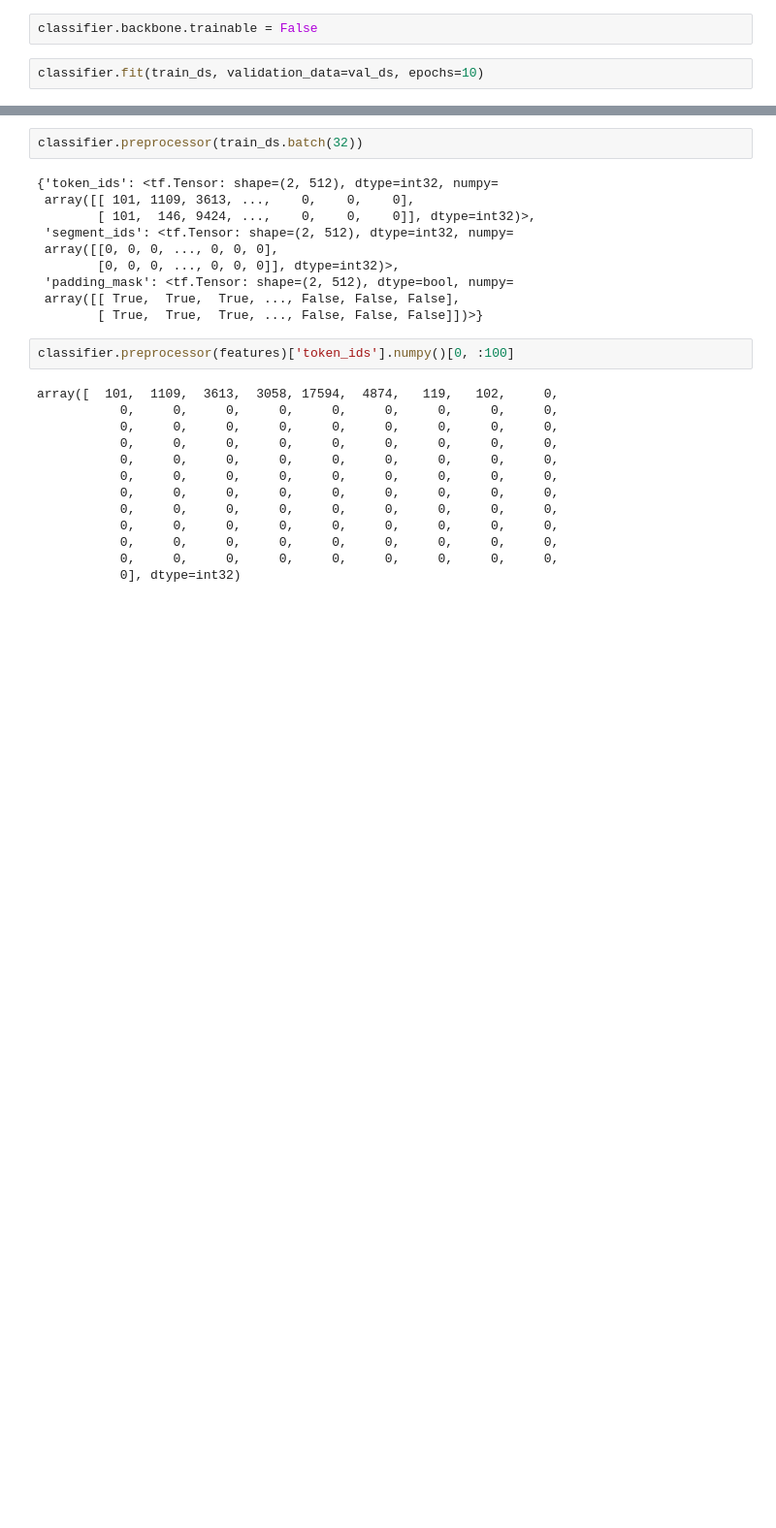
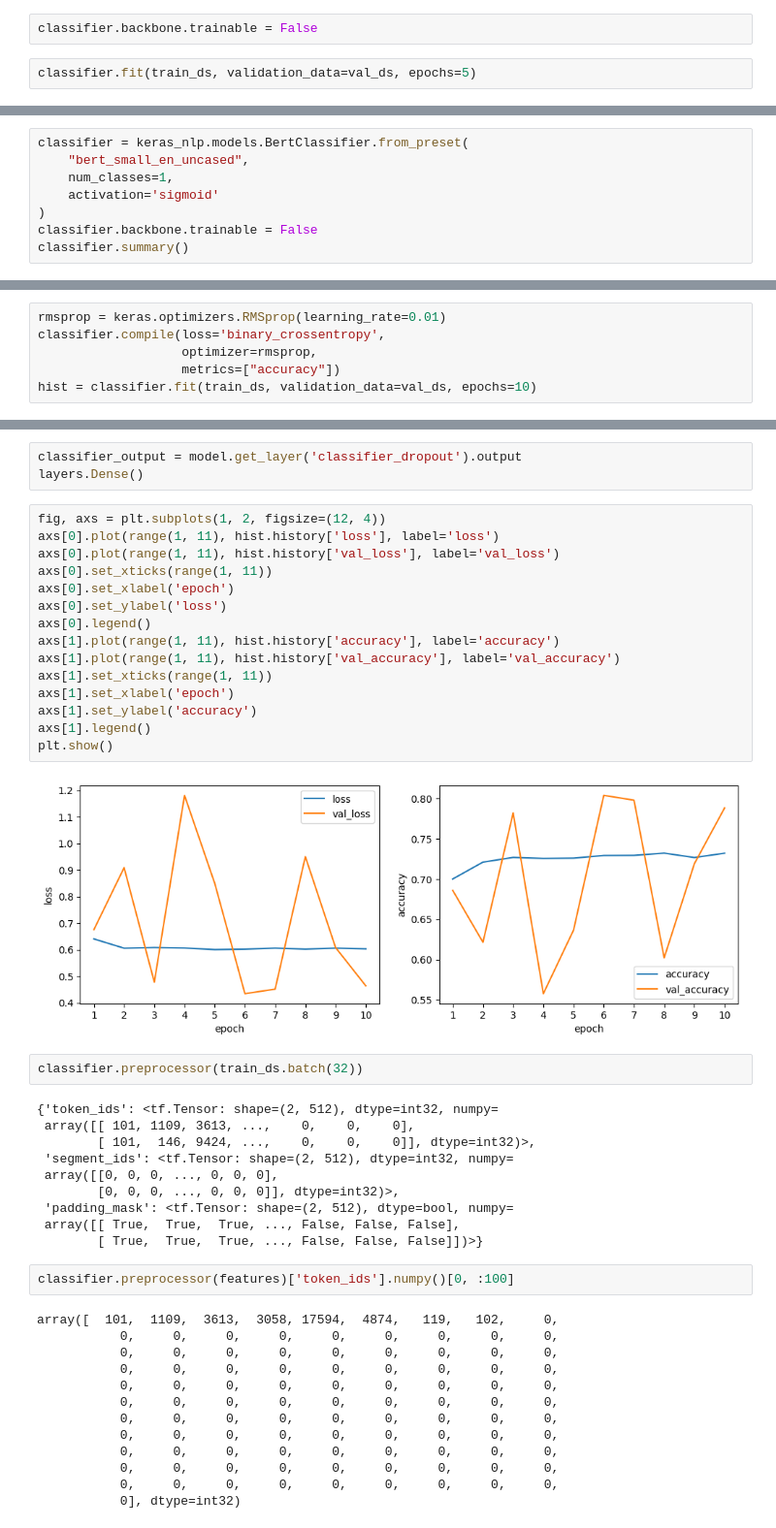
Before and after one commit to rickiepark/hm-dl, a Jupyter notebook: 03-1.ipynb, the cells around one changed output, grey strips where cells are left out. Shown at 97% size. Cells and saved outputs as stored; diff of their text form; blank space fills up the shorter version.

```diff
--- a/03-1.ipynb
+++ b/03-1.ipynb
@@ -267,5 +277,5 @@ classifier = keras_nlp.models.BertClassifier.from_preset(
 # %%
 classifier.backbone.trainable = False
 # %%
-classifier.fit(train_ds, validation_data=val_ds, epochs=10)
+classifier.fit(train_ds, validation_data=val_ds, epochs=5)
 # %% [output]
@@ -292 +292,9 @@ Epoch 10/10
 <keras.src.callbacks.history.History at 0x...>
+# %%
+classifier = keras_nlp.models.BertClassifier.from_preset(
+    "bert_small_en_uncased",
+    num_classes=1,
+    activation='sigmoid'
+)
+classifier.backbone.trainable = False
+classifier.summary()
@@ -292,0 +333,6 @@ Epoch 10/10
+# %%
+rmsprop = keras.optimizers.RMSprop(learning_rate=0.01)
+classifier.compile(loss='binary_crossentropy',
+                   optimizer=rmsprop,
+                   metrics=["accuracy"])
+hist = classifier.fit(train_ds, validation_data=val_ds, epochs=10)
@@ -293,3 +369,23 @@ Epoch 10/10
+# %%
+classifier_output = model.get_layer('classifier_dropout').output
+layers.Dense()
+# %%
+fig, axs = plt.subplots(1, 2, figsize=(12, 4))
+axs[0].plot(range(1, 11), hist.history['loss'], label='loss')
+axs[0].plot(range(1, 11), hist.history['val_loss'], label='val_loss')
+axs[0].set_xticks(range(1, 11))
+axs[0].set_xlabel('epoch')
+axs[0].set_ylabel('loss')
+axs[0].legend()
+axs[1].plot(range(1, 11), hist.history['accuracy'], label='accuracy')
+axs[1].plot(range(1, 11), hist.history['val_accuracy'], label='val_accuracy')
+axs[1].set_xticks(range(1, 11))
+axs[1].set_xlabel('epoch')
+axs[1].set_ylabel('accuracy')
+axs[1].legend()
+plt.show()
+# %% [output]
+[figure, added]
 # %%
 classifier.preprocessor(train_ds.batch(32))
 # %% [output]
```
Also changed, not shown: parts of 9 cells of this notebook.
